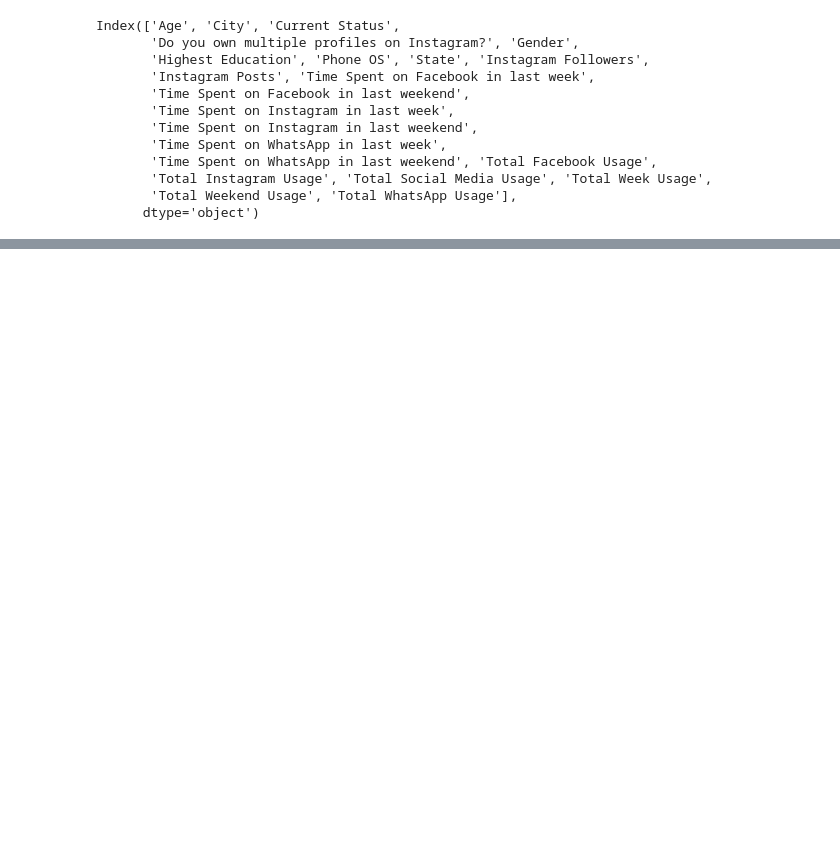
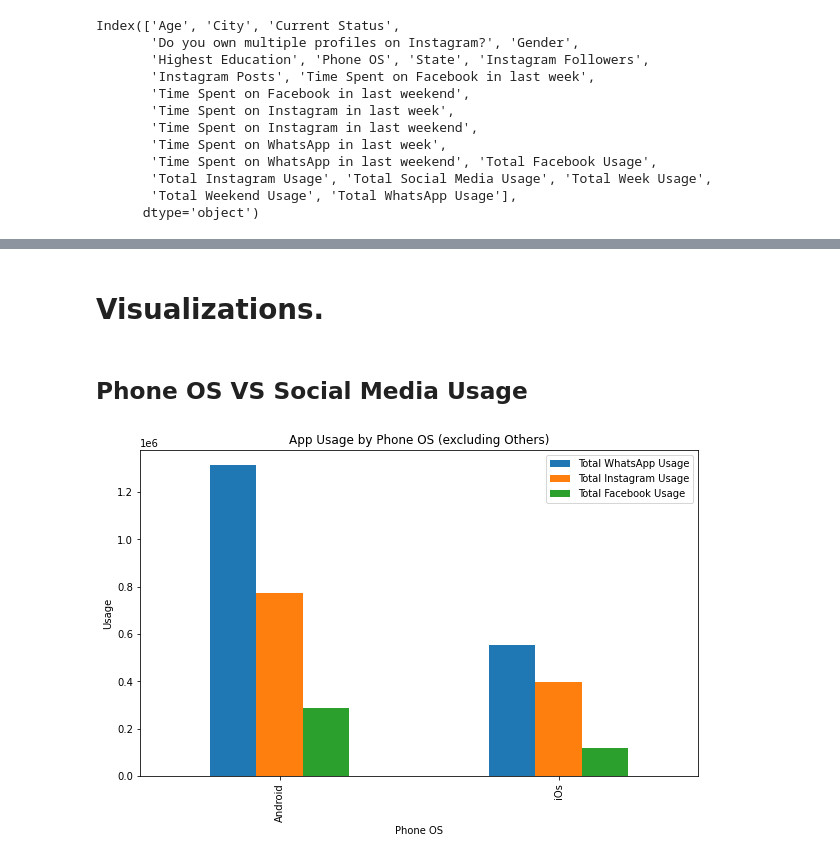
Before and after one commit to hrishikeshm12/Social-Media-Analytics, a Jupyter notebook: final_project.ipynb, the cells around one changed output, grey strips where cells are left out. Saved outputs shown, nothing was run; the diff lists cells and outputs as text; code cells hidden in the pictures; blank space fills up the shorter version.

```diff
--- a/final_project.ipynb
+++ b/final_project.ipynb
@@ -5,7 +5,7 @@ import matplotlib.pyplot as plt
 %matplotlib inline
 import seaborn as sn
 # %%
-df = pd.read_csv("data.csv", encoding='cp1252')
+df = pd.read_csv("Social Media Usage India.csv", encoding='cp1252')
 # %%
 df.head()
 # %% [output]
@@ -124,0 +171,29 @@ Index(['Age', 'City', 'Current Status',
+# %% [markdown]
+# Visualizations.
+# %% [markdown]
+## Phone OS VS Social Media Usage
+# %%
+import pandas as pd
+import matplotlib.pyplot as plt
+
+# Sample DataFrame (replace with your actual DataFrame)
+data = df[['Phone OS', 'Total WhatsApp Usage', 'Total Instagram Usage', 'Total Facebook Usage']]
+
+# Filter out rows with 'Phone OS' category 'Others'
+data = data[data['Phone OS'] != 'Others']
+
+# Group by 'Phone OS' and calculate the sum for each app usage
+grouped = data.groupby('Phone OS').sum()
+
+# Plot the bar chart
+grouped.plot(kind='bar', stacked=False, figsize=(10, 6))
+
+# Set labels and title
+plt.xlabel('Phone OS')
+plt.ylabel('Usage')
+plt.title('App Usage by Phone OS (excluding Others)')
+plt.savefig("usage by phone OS.pdf", format="pdf", bbox_inches="tight")
+# Show the plot
+plt.show()
+# %% [output]
+[figure, added]
```
Also changed, not shown: parts of 205 cells of this notebook.
